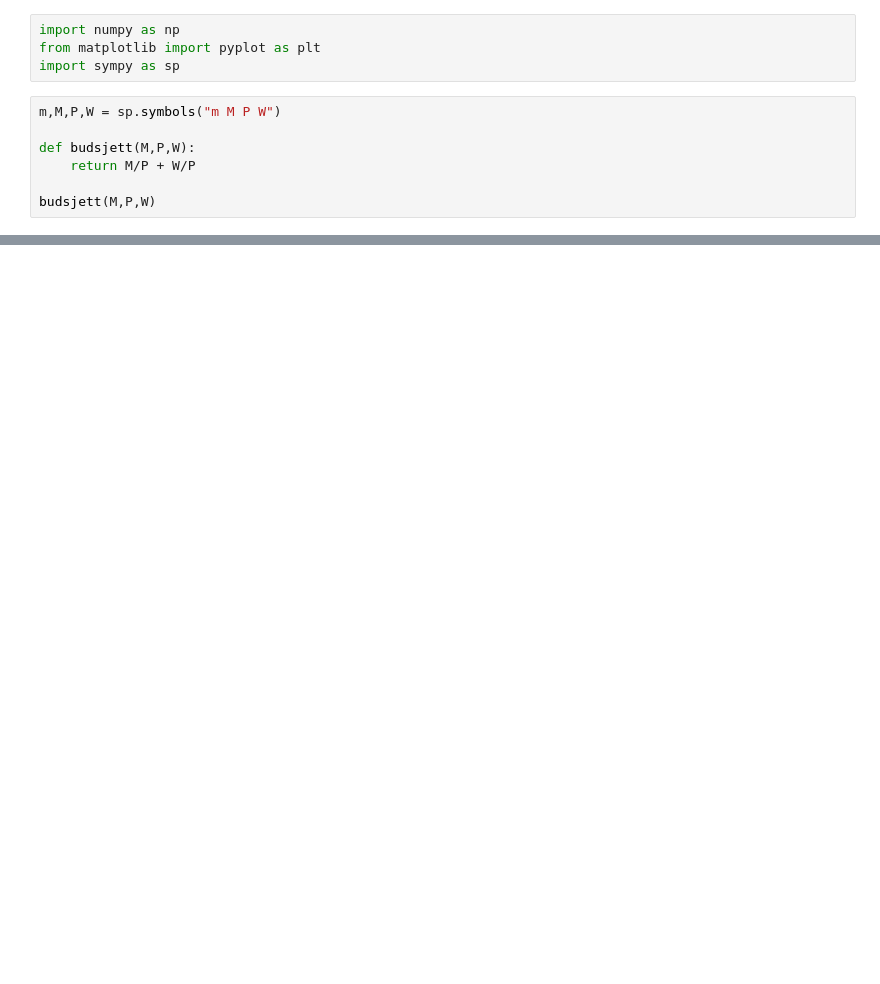
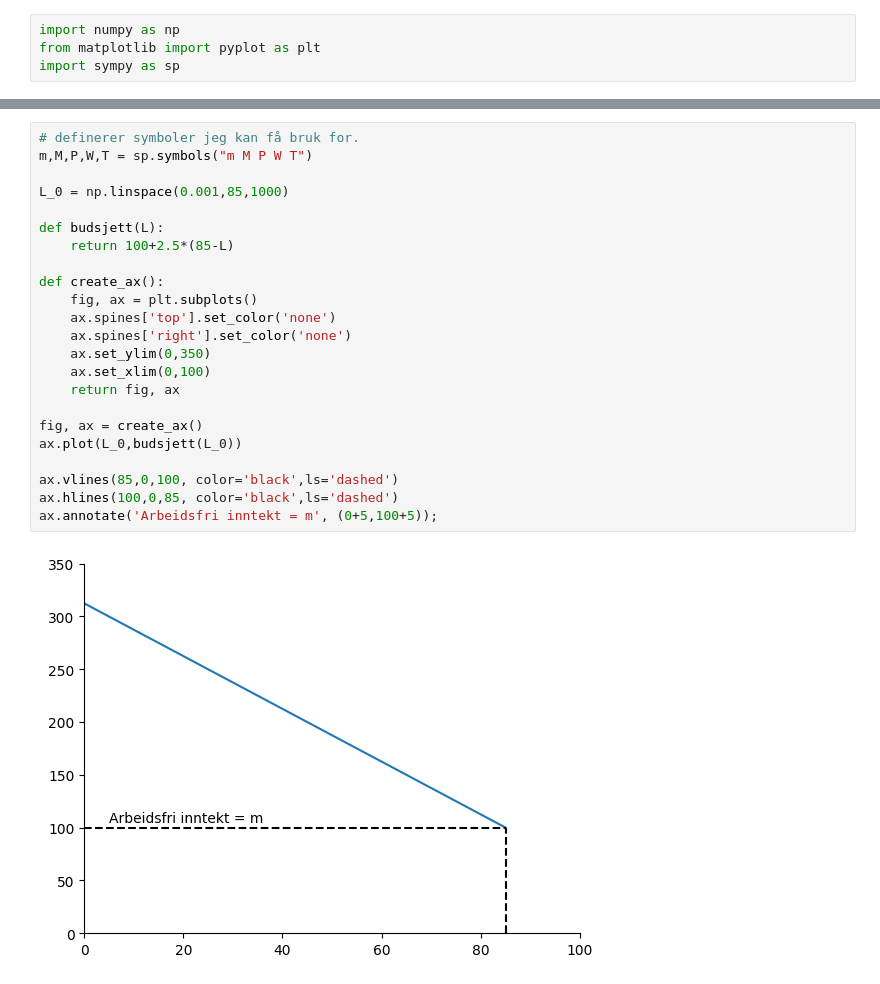
Before and after one commit to loopdiggaz/SOK2008, a Jupyter notebook: Oppgave_seminar1.ipynb, the cells around one changed output, grey strips where cells are left out. Saved outputs shown, nothing was run; the diff lists cells and outputs as text; blank space fills up the shorter version.

```diff
--- a/Oppgave_seminar1.ipynb
+++ b/Oppgave_seminar1.ipynb
@@ -2,10 +2,3 @@
 import numpy as np
 from matplotlib import pyplot as plt
 import sympy as sp
-# %%
-m,M,P,W = sp.symbols("m M P W")
-
-def budsjett(M,P,W):
-    return M/P + W/P
-
-budsjett(M,P,W)
@@ -14 +16,26 @@ $\displaystyle \frac{M}{P} + \frac{W}{P}$
+# %%
+# definerer symboler jeg kan få bruk for.
+m,M,P,W,T = sp.symbols("m M P W T")
+
+L_0 = np.linspace(0.001,85,1000)
+
+def budsjett(L):
+    return 100+2.5*(85-L)
+
+def create_ax():
+    fig, ax = plt.subplots()
+    ax.spines['top'].set_color('none')
+    ax.spines['right'].set_color('none')
+    ax.set_ylim(0,350)
+    ax.set_xlim(0,100)
+    return fig, ax
+
+fig, ax = create_ax()
+ax.plot(L_0,budsjett(L_0))
+
+ax.vlines(85,0,100, color='black',ls='dashed')
+ax.hlines(100,0,85, color='black',ls='dashed')
+ax.annotate('Arbeidsfri inntekt = m', (0+5,100+5));
+# %% [output]
+[figure, added]
 # %%
```
Also changed, not shown: parts of 6 cells of this notebook.
